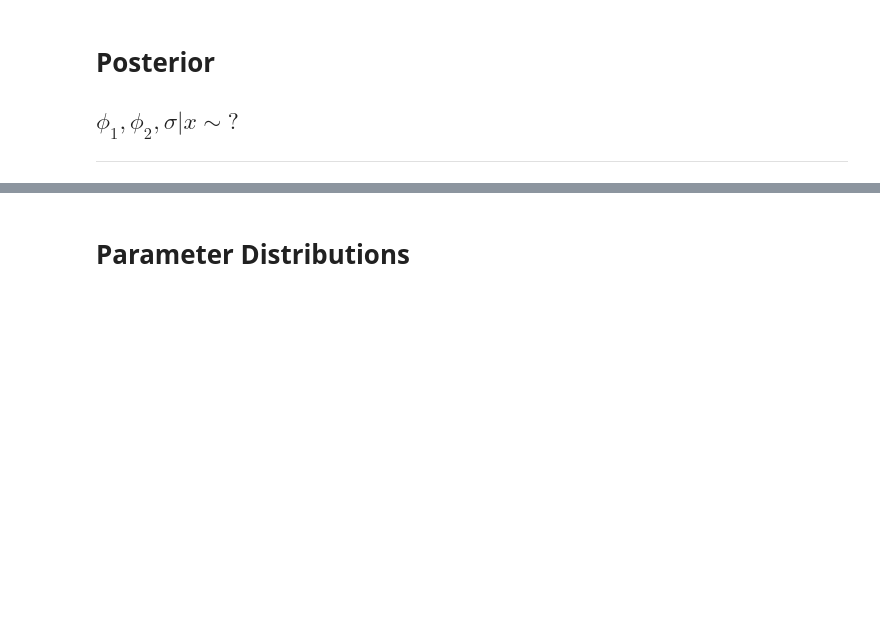
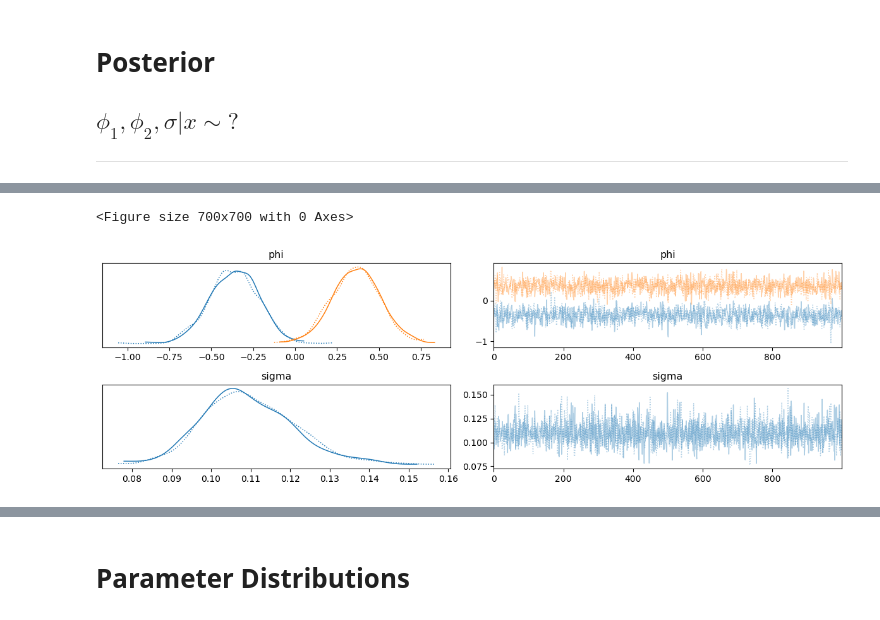
Before and after one commit to SalK91/time_series_101, a Jupyter notebook: 9_bayesian_time_series.ipynb, the cells around one changed output, grey strips where cells are left out. Saved outputs shown, nothing was run; the diff lists cells and outputs as text; code cells hidden in the pictures; blank space fills up the shorter version.

```diff
--- a/9_bayesian_time_series.ipynb
+++ b/9_bayesian_time_series.ipynb
@@ -101,0 +83,7 @@ Sampling 2 chains for 1_000 tune and 1_000 draw iterations (2_000 + 2_000 draws
+# %%
+plt.figure(figsize=(7, 7))
+pm.plot_trace(trace)
+plt.tight_layout()
+# %% [output]
+<Figure size 700x700 with 0 Axes>
+[figure, added]
```
Also changed, not shown: parts of 14 cells of this notebook, 2 other files.
